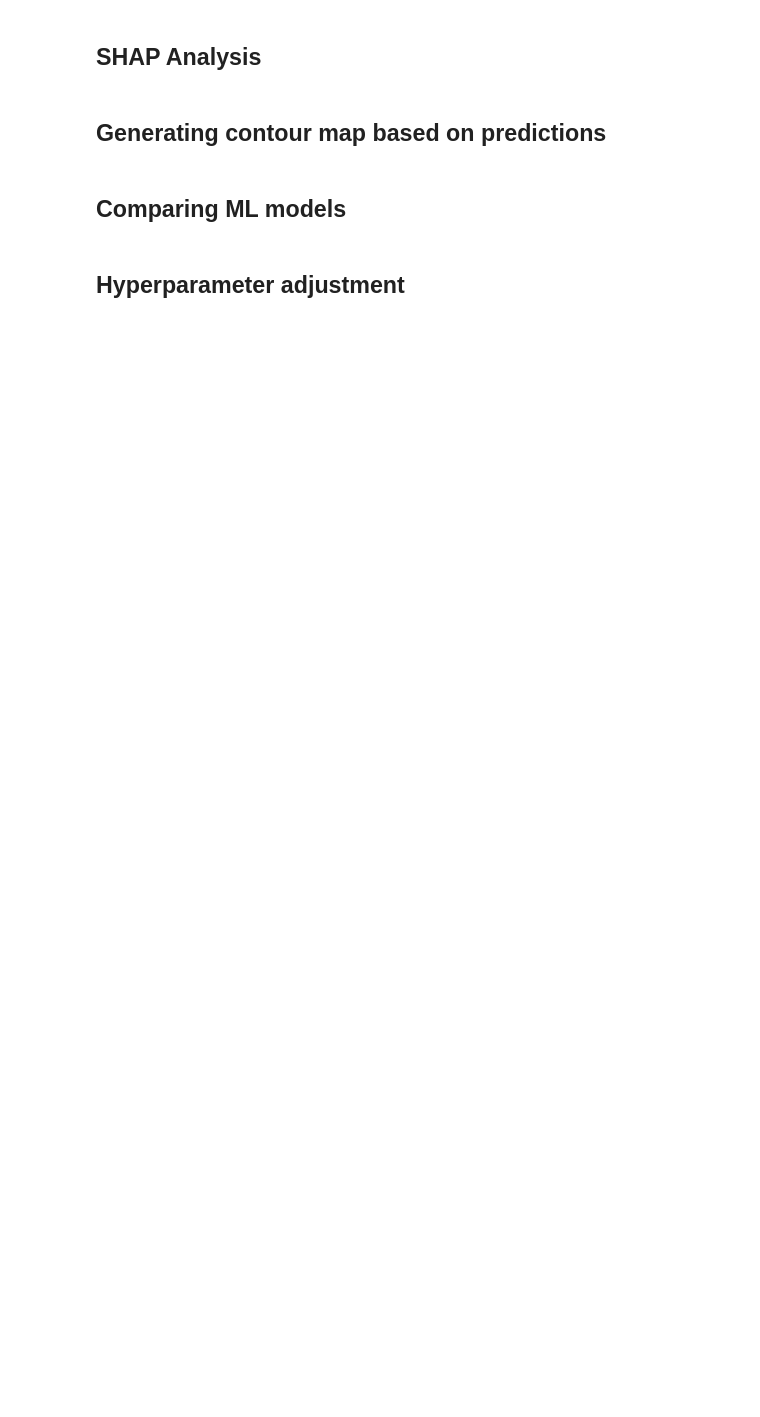
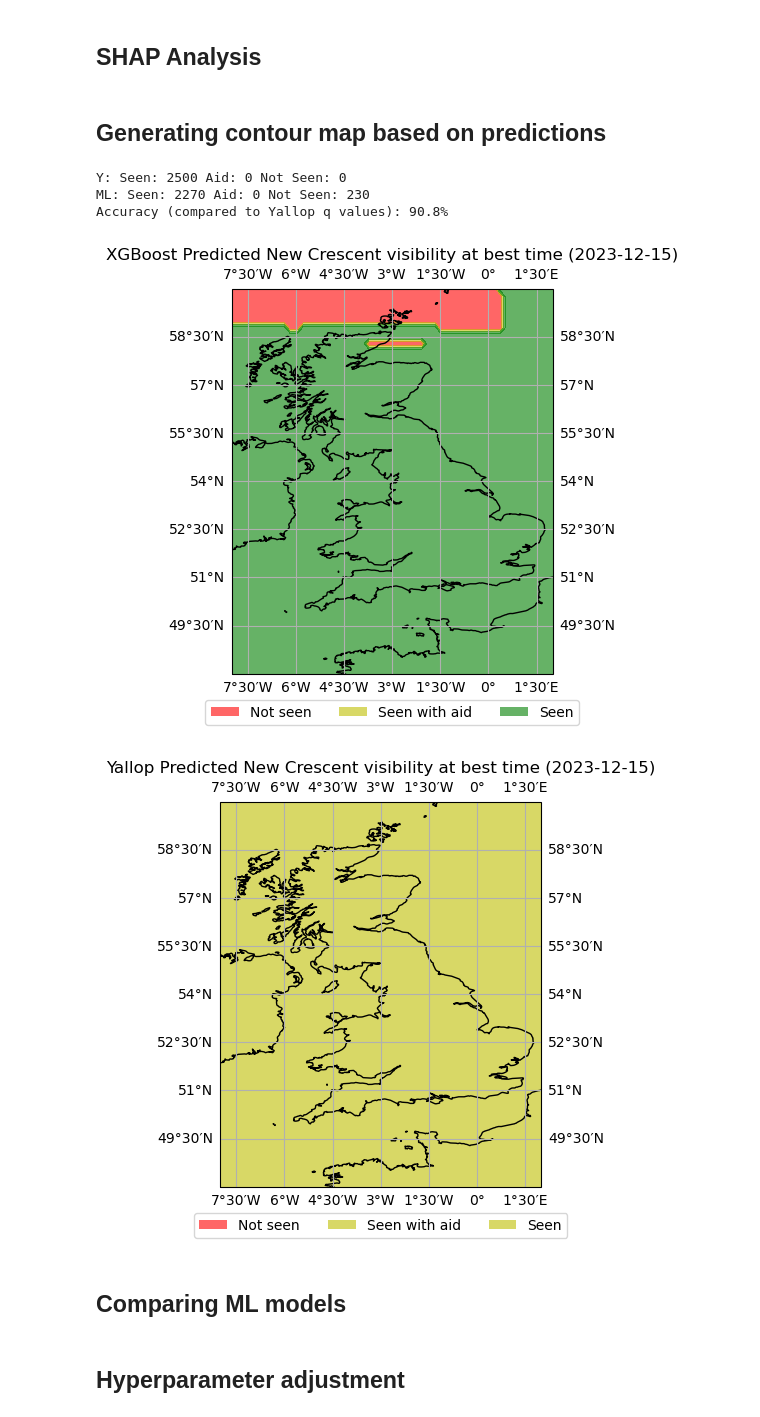
Before and after one commit to EmmaAlexander/mphys-moon, a Jupyter notebook: Code/moon_visibility_ML.ipynb, the cells around one changed output. Saved outputs shown, nothing was run; the diff lists cells and outputs as text; code cells hidden in the pictures; blank space fills up the shorter version.

```diff
--- a/Code/moon_visibility_ML.ipynb
+++ b/Code/moon_visibility_ML.ipynb
@@ -450,7 +449,7 @@ if SHAP_ANALYSIS:
 # %% [markdown]
 ## Generating contour map based on predictions
 # %%
-def contour_plot(lat_arr, lon_arr, qvals, labels,title):
+def contour_plot(lat_arr, lon_arr, qvals, labels,title,labels_no):
     plt.figure(figsize=(9,5))
 
     x, y = np.meshgrid(lon_arr,lat_arr,indexing='xy')
@@ -459,8 +458,8 @@ def contour_plot(lat_arr, lon_arr, qvals, labels,title):
     ax = plt.axes(projection=ccrs.PlateCarree())
     ax.coastlines()
     ax.gridlines(draw_labels=True, dms=True, x_inline=False, y_inline=False)
-    cmap=LinearSegmentedColormap.from_list('rg',["r", "g"], N=3)
-    cs = plt.contourf(x, y ,sqqvals,alpha=0.6, levels=3, extend='max',cmap=cmap)
+    cmap=LinearSegmentedColormap.from_list('rg',["r", "y","g"], N=labels_no)
+    cs = plt.contourf(x, y ,sqqvals,alpha=0.6, levels=labels_no, extend='max',cmap=cmap)
     nm = cs.legend_elements()[0]
     plt.legend(nm, labels, loc='upper center', bbox_to_anchor=(0.5, -0.05), ncol=len(labels))
 
@@ -500,40 +499,50 @@ def create_contour_plot(obs_date,min_lat, max_lat, min_lon, max_lon, no_of_point
 
     yallop_binary = generated_params["Seen"].to_numpy()
     yallop_qval = generated_params["q'"].to_numpy(dtype=float)
 
     generated_params = generated_params.drop(VARS_TO_DROP+["Seen","q'"], axis = 1)
     prediction = model.predict(generated_params).astype(int)
 
     if OUTPUT == outputs.Binary:
         if METHOD != methods.XGBoost:
             prediction[prediction=="Seen"] = 1
             prediction[prediction=="Not_seen"] = 0
             prediction = prediction.astype(int)
         yallop_binary[yallop_binary=="S"] = 1
         yallop_binary[yallop_binary=="N"] = 0
         yallop_binary = yallop_binary.astype(int)
         yallop_prediction = yallop_to_scale(yallop_qval,True)
 
         print(f"Y: Seen: {yallop_prediction[yallop_prediction==1].shape[0]} Not Seen: {yallop_prediction[yallop_prediction==0].shape[0]}")
         print(f"ML: Seen: {prediction[prediction==1].shape[0]} Not Seen: {prediction[prediction==0].shape[0]}")
         print(f"Accuracy (compared to Yallop q values): {accuracy_score(prediction,yallop_binary):.1%}")
-        contour_plot(lat_arr, lon_arr, prediction,["Not seen",'Seen'],METHOD.name)
-        contour_plot(lat_arr, lon_arr, yallop_binary,["Not seen",'Seen'],"Yallop")
+        contour_plot(lat_arr, lon_arr, prediction,["Not seen",'Seen'],METHOD.name,2)
+        contour_plot(lat_arr, lon_arr, yallop_binary,["Not seen",'Seen'],"Yallop",2)
 
     elif OUTPUT == outputs.MultiLabel:
         yallop_prediction = yallop_to_scale(yallop_qval,False).astype(int)
         print(f"Y: Seen: {yallop_prediction[yallop_prediction==2].shape[0]} Aid: {yallop_prediction[yallop_prediction==1].shape[0]} Not Seen: {yallop_prediction[yallop_prediction==0].shape[0]}")
         print(f"ML: Seen: {prediction[prediction==2].shape[0]} Aid: {prediction[prediction==1].shape[0]} Not Seen: {prediction[prediction==0].shape[0]}")
         print(f"Accuracy (compared to Yallop q values): {accuracy_score(prediction,yallop_prediction):.1%}")
-        contour_plot(lat_arr, lon_arr, prediction,["Not seen","Seen with aid",'Seen'],METHOD.name)
-        contour_plot(lat_arr, lon_arr, yallop_prediction,["Not seen","Seen with aid", 'Seen'],"Yallop")
+        contour_plot(lat_arr, lon_arr, prediction,["Not seen","Seen with aid",'Seen'],METHOD.name,3)
+        contour_plot(lat_arr, lon_arr, yallop_prediction,["Not seen","Seen with aid", 'Seen'],"Yallop",3)
 
 if PREDICT_VISIBILITY:
     obs_date = Time("2023-03-22")
-    #obs_date = Time("2023-12-15")
-    create_contour_plot(obs_date,min_lat=-60, max_lat=60, min_lon=-180, max_lon=180, no_of_points=100)
 
-    #create_contour_plot(obs_date,min_lat=48, max_lat=60, min_lon=-8, max_lon=2, no_of_points=40)
+    #create_contour_plot(obs_date,min_lat=-60, max_lat=60, min_lon=-180, max_lon=180, no_of_points=100)
+    #obs_date = Time("2023-12-14")
+    #create_contour_plot(obs_date,min_lat=48, max_lat=60, min_lon=-8, max_lon=2, no_of_points=50)
+
+    obs_date = Time("2023-12-15")
+    #create_contour_plot(obs_date,min_lat=-60, max_lat=60, min_lon=-180, max_lon=180, no_of_points=40)
+    create_contour_plot(obs_date,min_lat=48, max_lat=60, min_lon=-8, max_lon=2, no_of_points=50)
+# %% [output]
+Y: Seen: 2500 Aid: 0 Not Seen: 0
+ML: Seen: 2270 Aid: 0 Not Seen: 230
+Accuracy (compared to Yallop q values): 90.8%
+[figure, added]
+[figure, added]
 # %% [markdown]
 ## Comparing ML models
 # %%
```
Also changed, not shown: parts of 8 cells of this notebook, 11 other files.
